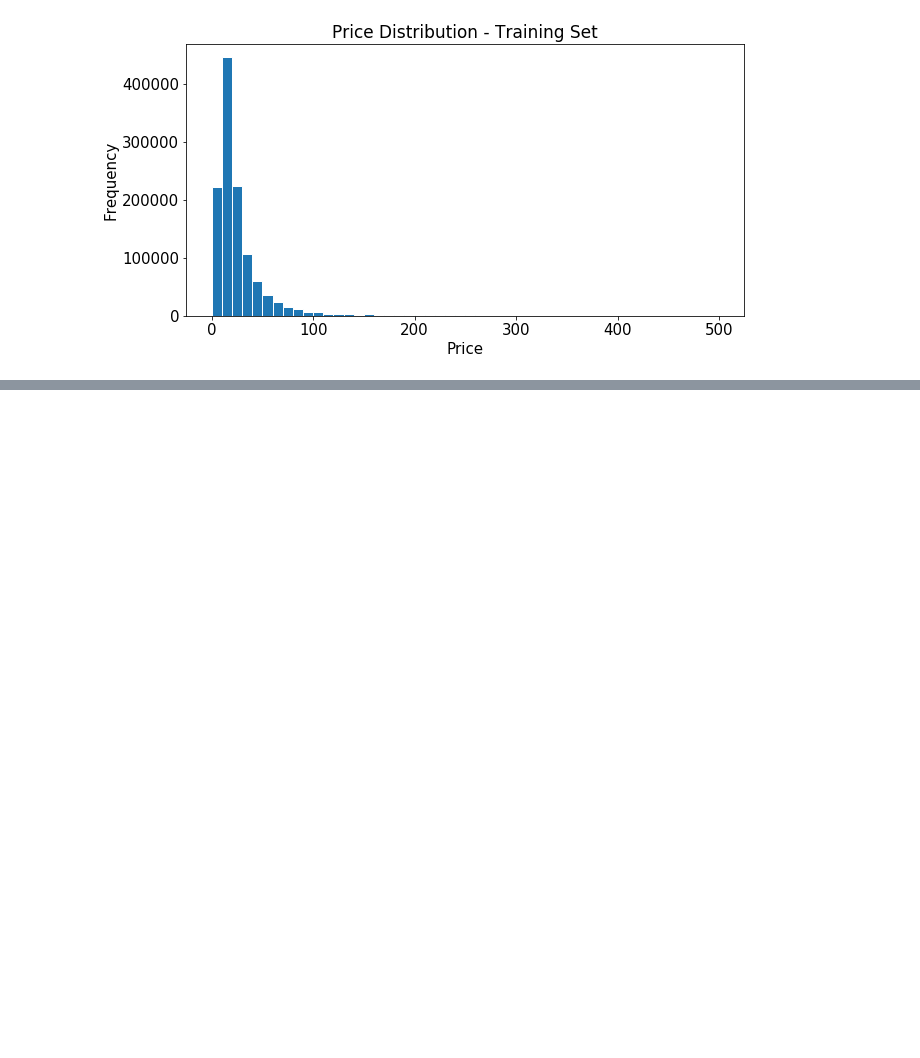
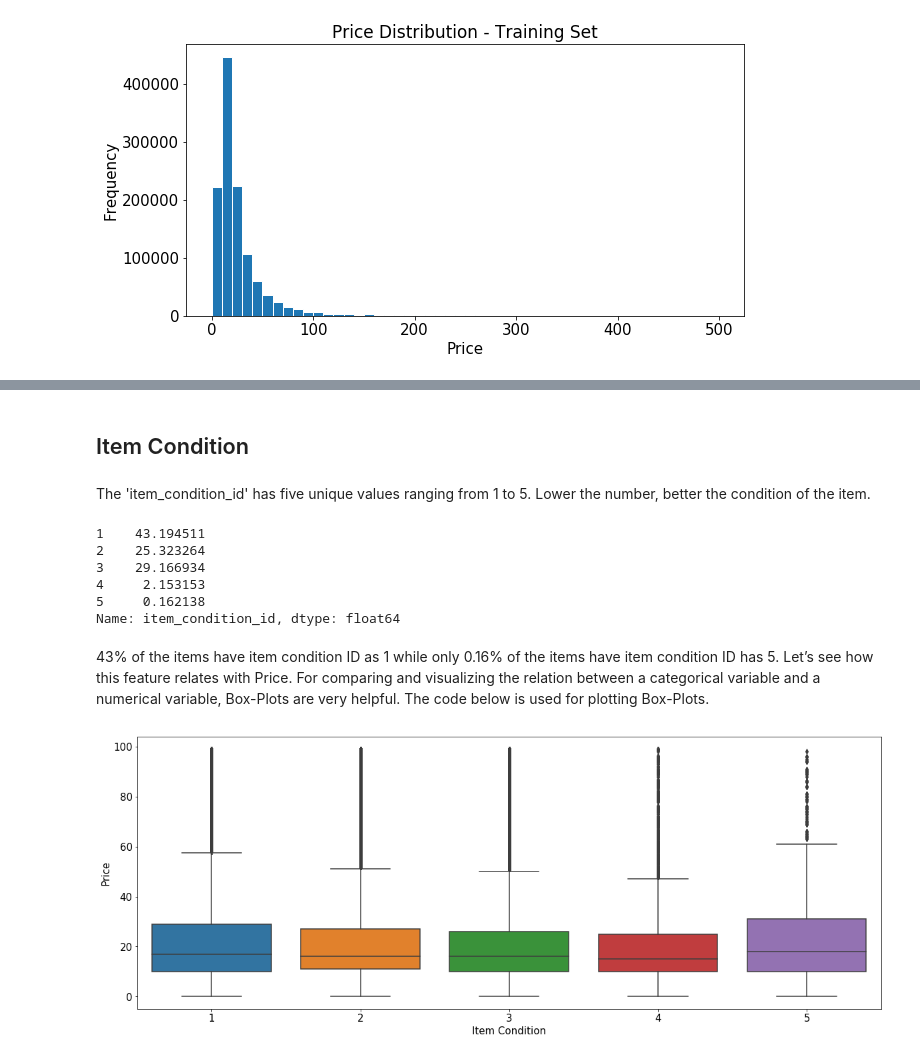
Before and after one commit to Sparrowan/Mercari-price-prediction, a Jupyter notebook: Mercari_Price_Prediction.ipynb, the cells around one changed output, grey strips where cells are left out. Saved outputs shown, nothing was run; the diff lists cells and outputs as text; code cells hidden in the pictures; blank space fills up the shorter version.

```diff
--- a/Mercari_Price_Prediction.ipynb
+++ b/Mercari_Price_Prediction.ipynb
@@ -148,0 +195,28 @@ plt.show()
+# %% [markdown]
+<h2> Item Condition </h2>
+# %% [markdown]
+The 'item_condition_id' has five unique values ranging from 1 to 5. Lower the number, better the condition of the item.
+# %%
+train['item_condition_id'].value_counts(normalize=True, sort=False)*100
+# %% [output]
+1    43.194511
+2    25.323264
+3    29.166934
+4     2.153153
+5     0.162138
+Name: item_condition_id, dtype: float64
+# %% [markdown]
+43% of the items have item condition ID as 1 while only 0.16% of the items have item condition ID has 5. Let’s see how this feature relates with Price. For comparing and visualizing the relation between a categorical variable and a numerical variable, Box-Plots are very helpful. The code below is used for plotting Box-Plots.
+# %%
+#for easier visualization, we are considering the prices from range
+price_100 = train[train['price']<100]
+
+fig, ax = plt.subplots(figsize=(20,7.5))
+sns.boxplot(x='item_condition_id', y='price', data=price_100, ax=ax)
+plt.xlabel('Item Condition', fontsize=15)
+plt.ylabel('Price', fontsize=15)
+plt.xticks(fontsize=15)
+plt.yticks(fontsize=15)
+plt.show()
+# %% [output]
+[figure, added]
```
Also changed, not shown: parts of 7 cells of this notebook.
